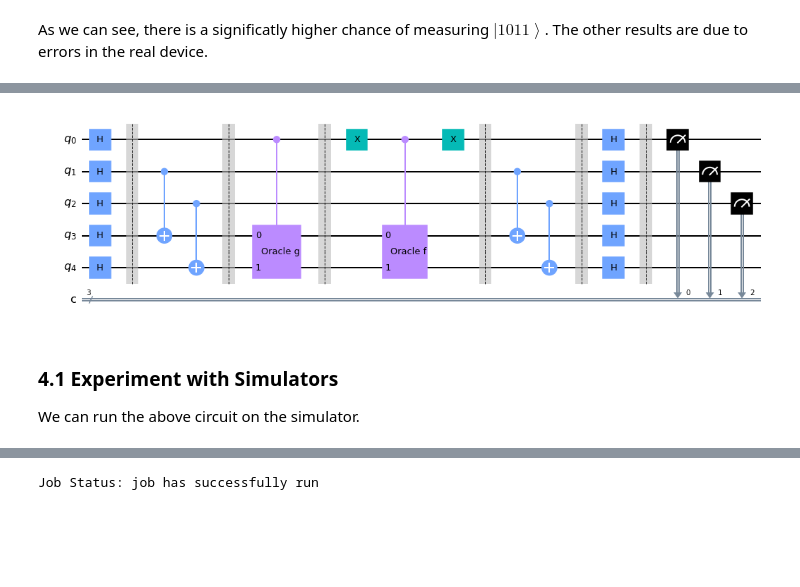
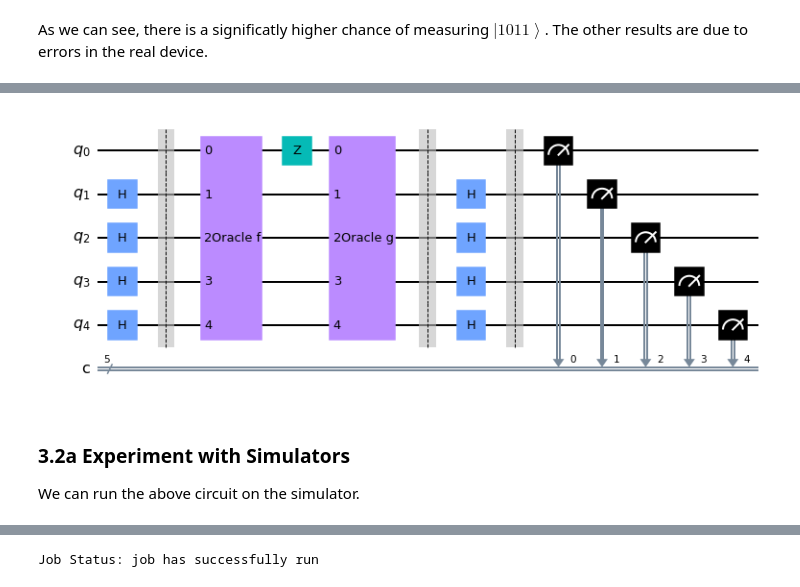
Before and after one commit to Team-Hidden-Name/hidden-shift-problem, a Jupyter notebook: hidden-shift-problem.ipynb, the cells around one changed output, grey strips where cells are left out. Cells and saved outputs as stored; diff of their text form; code cells hidden in the pictures; blank space fills up the shorter version.

```diff
--- a/hidden-shift-problem.ipynb
+++ b/hidden-shift-problem.ipynb
@@ -476,15 +507,15 @@ oracle_g(n).draw('mpl')
 # %%
 def oracle_f_tilde(n):
-    """Oracle f tilde"""
+    """Oracle circuit that encodes Fourier transformed f = U_f tilde"""
     oracle_f_tilde = QuantumCircuit(n)
 
-    # Apply the Fourier transformed function
+    # Apply the oracle U_f tilde
     # x·y corresponds to controlled-z gates between first half qubits and second half qubits
     for i in range(int(n/2)):
-        oracle_f_tilde.cz(i,i+int(n/2))
+        oracle_f_tilde.cz(i, i+int(n/2))
 
-    # Apply h(y), that is, a controlled-z gate on second half qubits
-    oracle_f_tilde.cz(2, 3)
+    # Apply h(y), which corresponds to the z gate on the second qubit in the second register = q3
+    oracle_f_tilde.z(3)
 
     oracle_f_tilde.name = 'Oracle f tilde'
     return oracle_f_tilde
@@ -597,6 +622,3 @@ Now $n=2$ and $s=10$.
-# %%
-n = 2       # number of input qubits
-s = '10'    # the binary hidden shift string
 # %%
 def oracle_f(n):
     """Oracle f"""
@@ -624,49 +651,33 @@ def oracle_g(n, s):
 # %%
 # Implement the Fourier-transform-free algorithm
-hsp_circuit = QuantumCircuit(2*n+1, n+1)
+hsp_circuit = QuantumCircuit(n+1, n+1)
 
 # Apply Hadamard gates to make superposition
-for i in range(2*n+1):
-    hsp_circuit.h(i)
+for i in range(n):
+    hsp_circuit.h(i+1)
 hsp_circuit.barrier()    # barrier is for visual separation
 
-# Apply controlled-x gates from the second register to the third register
-for i in range(n):
-    hsp_circuit.cx(i+1, i+n+1)
+# Apply the oracle f, z gate, and the oracle g in order
+hsp_circuit.append(oracle_f(n), range(n+1))
+hsp_circuit.z(0)
+hsp_circuit.append(oracle_g(n, s), range(n+1))
 hsp_circuit.barrier()
 
-# Apply the oracle g according to the control qubit
-hsp_circuit.append(oracle_g(n, s).control(),
-             [0] + [n+i+1 for i in range(n)])
-hsp_circuit.barrier()
-
-# Wrap up the control qubit with x gates to perform uncontrolled-oracle f
-hsp_circuit.x(0)
-hsp_circuit.append(oracle_f(n).control(),
-             [0] + [n+i+1 for i in range(n)])
-hsp_circuit.x(0)
-hsp_circuit.barrier()
-
-# Apply controlled-x gates again
+# Apply Hadamard transform
 for i in range(n):
-    hsp_circuit.cx(i+1, i+n+1)
-hsp_circuit.barrier()
-
-# Apply Hadamard gates to perform a boolean Fourier transform
-for i in range(2*n+1):
-    hsp_circuit.h(i)
+    hsp_circuit.h(i+1)
 hsp_circuit.barrier()
 
 # Measure all qubits
 for i in range(n+1):
     hsp_circuit.measure(i, i)
 
 # Display circuit
 hsp_circuit.draw('mpl')
 # %% [output]
-[figure, old version]
+[figure, new version]
 # %% [markdown]
-### 4.1 Experiment with Simulators <a id='ftfa-simulation'> </a>
+### 3.2a Experiment with Simulators <a id='ftfa-simulation'> </a>
 
 We can run the above circuit on the simulator.
 # %%
```
Also changed, not shown: parts of 33 cells of this notebook, 1 other file.
